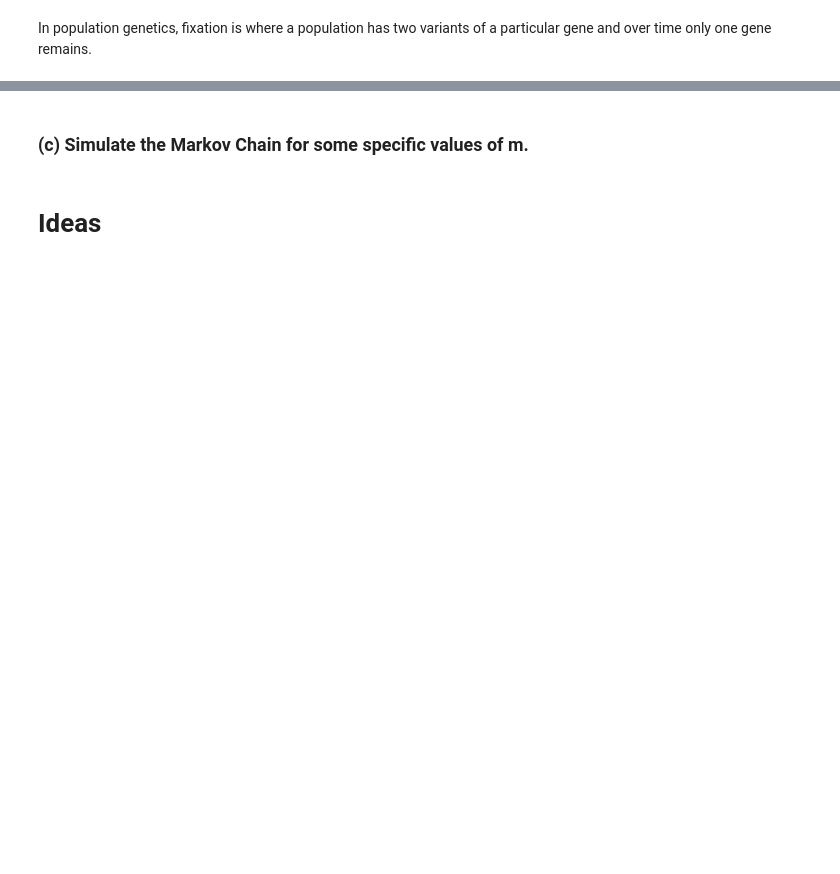
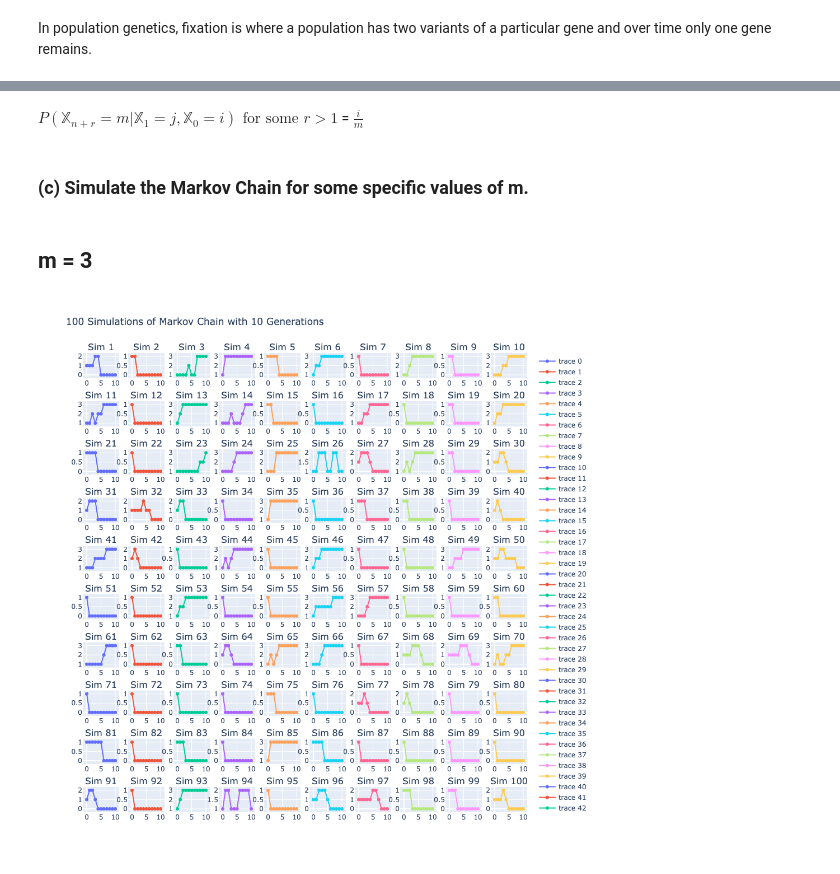
Before and after one commit to mwboiss/Stochastic_Process_Project_3, a Jupyter notebook: Proj_3.ipynb, the cells around one changed output, grey strips where cells are left out. Saved outputs shown, nothing was run; the diff lists cells and outputs as text; code cells hidden in the pictures; blank space fills up the shorter version.

```diff
--- a/Proj_3.ipynb
+++ b/Proj_3.ipynb
@@ -95,2 +250,4 @@ cdf as j approaches m ???????????
+# %% [markdown]
+$P(\mathbb{X}_{n+r} = m|\mathbb{X}_1 = j, \mathbb{X}_0 = i) \text{ for some } r > 1$ = $\frac{i}{m}$
 # %% [markdown]
 ### (c) Simulate the Markov Chain for some specific values of m.
@@ -102,2 +253,0 @@ prob_j = np.random.binomial(m,p)
-# %% [markdown]
-# Ideas
@@ -117,0 +294,11 @@ for j in list(range(0, m + 1)):
+# %% [markdown]
+## m = 3
+# %%
+m = 3
+i = 1
+generations = 10
+simulations = 100
+
+plot_simulation_results(m, i, generations, simulations)
+# %% [output]
+[figure, added]
```
Also changed, not shown: parts of 50 cells of this notebook.
